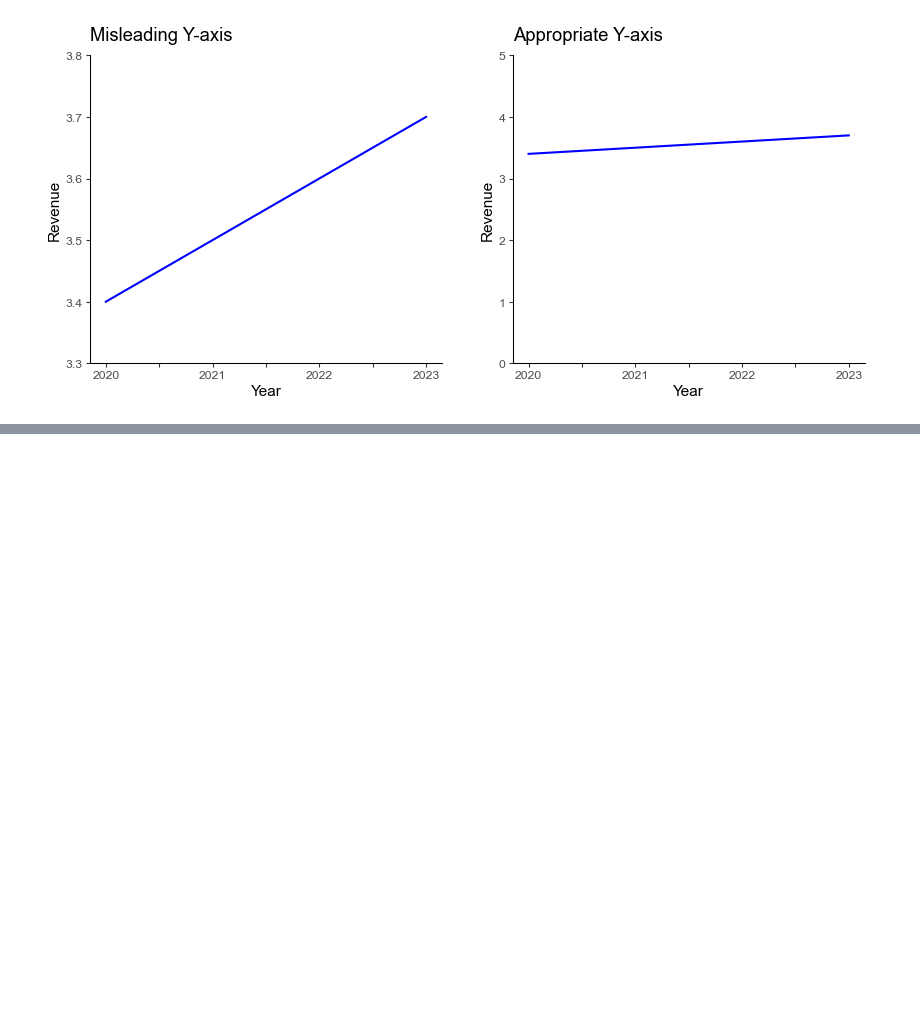
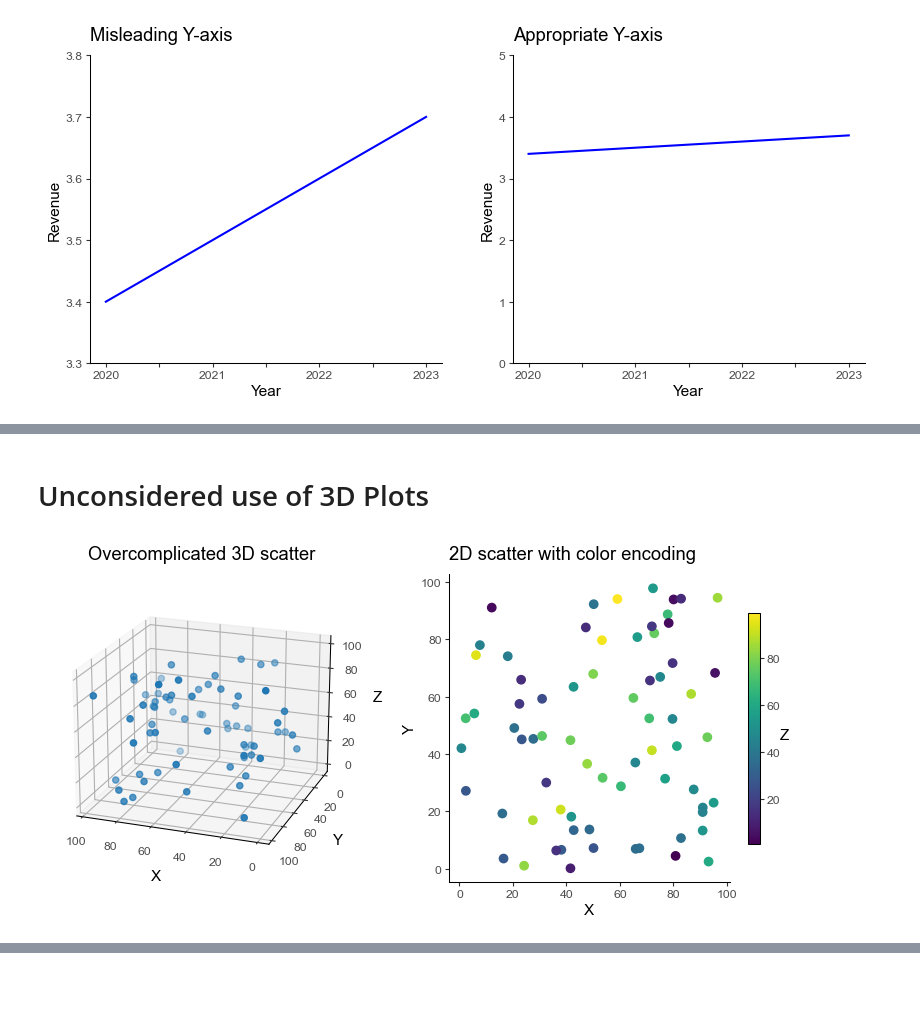
Before and after one commit to smortezah/portfolio, a Jupyter notebook: data-visualization/pitfalls/pitfalls.ipynb, the cells around one changed output, grey strips where cells are left out. Cells and saved outputs as stored; diff of their text form; code cells hidden in the pictures; blank space fills up the shorter version.

```diff
--- a/data-visualization/pitfalls/pitfalls.ipynb
+++ b/data-visualization/pitfalls/pitfalls.ipynb
@@ -116,0 +192,33 @@ plt.show()
+# %% [markdown]
+# Unconsidered use of 3D Plots
+# %%
+# Data
+np.random.seed(SEED)
+df = pd.DataFrame(np.random.rand(70, 3) * 100, columns=["X", "Y", "Z"])
+
+# Plot
+fig = plt.figure(figsize=(10, 4))
+ax0 = fig.add_subplot(121, projection="3d")
+ax1 = fig.add_subplot(122)
+
+# Bad Example
+ax0.scatter(df["X"], df["Y"], df["Z"])
+ax0.view_init(elev=20, azim=110, roll=0)
+ax0.set(
+    title="Overcomplicated 3D scatter",
+    xlabel="X",
+    ylabel="Y",
+    zlabel="Z",
+)
+
+# Good Example
+scatter = ax1.scatter(df["X"], df["Y"], c=df["Z"])
+ax1.set(title="2D scatter with color encoding", xlabel="X", ylabel="Y")
+fig.colorbar(scatter, shrink=0.75, label="Z").set_label("Z", rotation=0)
+
+# Save plot
+plt.savefig("image/3d.png", bbox_inches="tight", dpi=200)
+
+plt.show()
+# %% [output]
+[figure, added]
```
Also changed, not shown: parts of 16 cells of this notebook.
